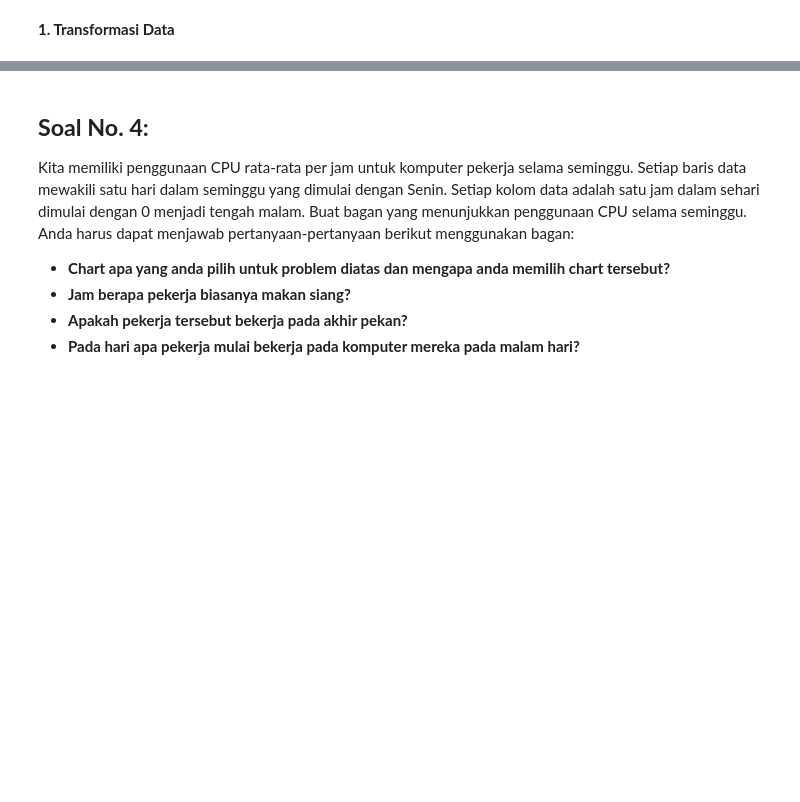
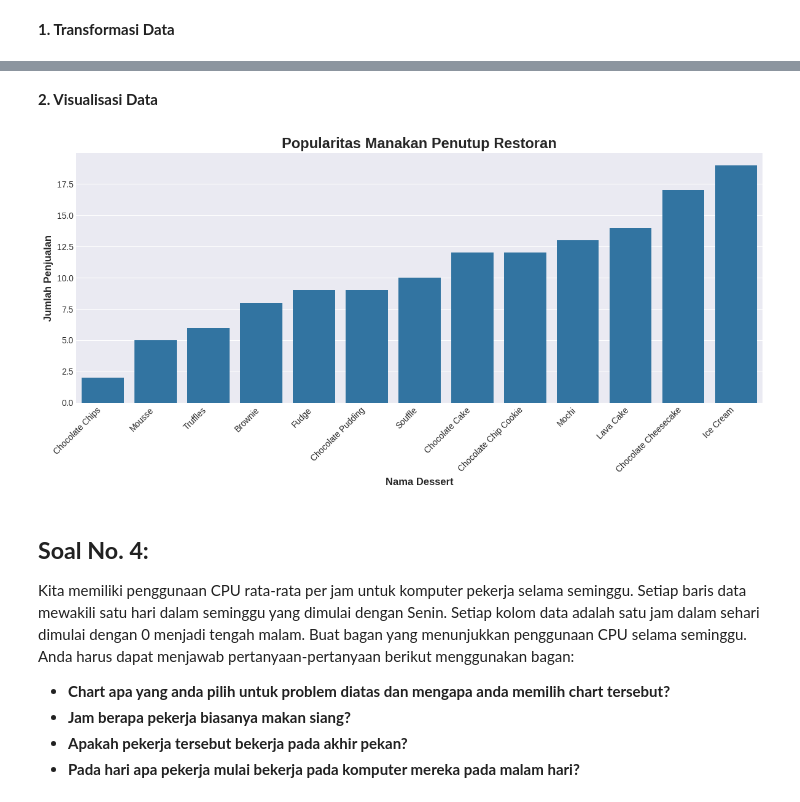
Before and after one commit to notnsas/data-science-application-college-task, a Jupyter notebook: mid_test/UTS_data_science_application_college_subject.ipynb, the cells around one changed output, grey strips where cells are left out. Cells and saved outputs as stored; diff of their text form; code cells hidden in the pictures; blank space fills up the shorter version.

```diff
--- a/mid_test/UTS_data_science_application_college_subject.ipynb
+++ b/mid_test/UTS_data_science_application_college_subject.ipynb
@@ -275,6 +275,19 @@ dessert_sales_df
 | 10 | Chocolate Chips | 2 |
 | 11 | Fudge | 9 |
 | 12 | Mochi | 13 |
+# %% [markdown]
+**2. Visualisasi Data**
+# %%
+plt.figure(figsize=(12, 6))
+sns.barplot(x='Dessert', y='Sales', data=dessert_sales_df.sort_values(by='Sales'))
+plt.title('Popularitas Manakan Penutup Restoran', fontweight='bold', fontsize=17)
+plt.xlabel('Nama Dessert', fontsize=12, fontweight='bold')
+plt.ylabel('Jumlah Penjualan', fontsize=12, fontweight='bold')
+plt.xticks(rotation=45, ha='right') # Rotasi label sumbu x agar mudah dibaca
+plt.tight_layout() # Menata layout agar label tidak tumpang tindih
+plt.show()
+# %% [output]
+[figure, added]
 # %% [markdown]
 ## **Soal No. 4:**
 
```
Also changed, not shown: parts of 1 cell of this notebook.
